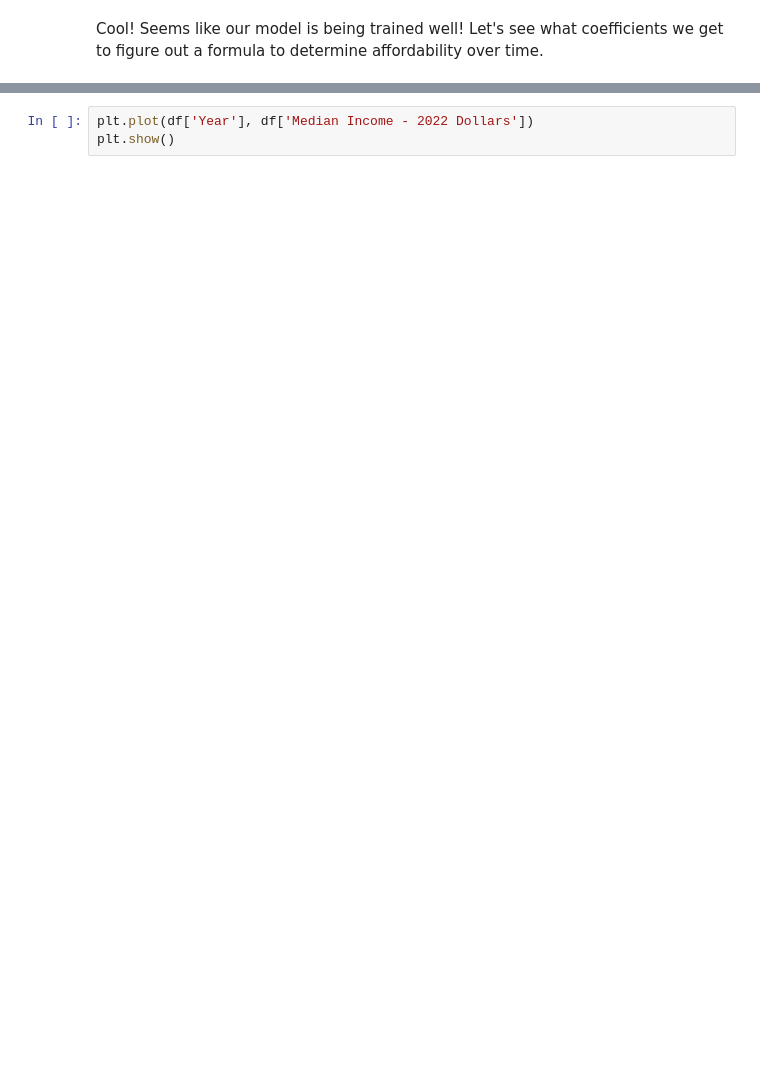
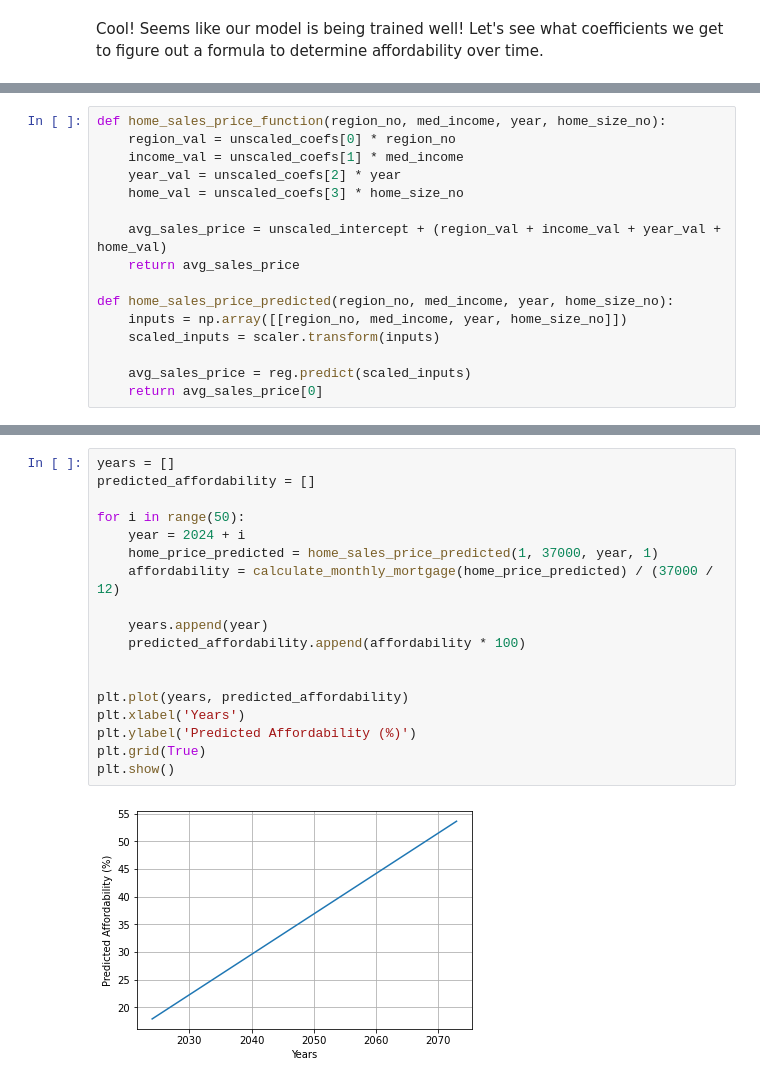
Before and after one commit to esmaj234/CST383_Proj, a Jupyter notebook: CST383_Method Mages.ipynb, the cells around one changed output, grey strips where cells are left out. Drawn from its saved outputs; the diff is of its cells as text; blank space fills up the shorter version.

```diff
--- a/CST383_Method Mages.ipynb
+++ b/CST383_Method Mages.ipynb
@@ -212,0 +217,16 @@ They should expect to pay: 368762554.09
+# %%
+def home_sales_price_function(region_no, med_income, year, home_size_no):
+    region_val = unscaled_coefs[0] * region_no
+    income_val = unscaled_coefs[1] * med_income
+    year_val = unscaled_coefs[2] * year
+    home_val = unscaled_coefs[3] * home_size_no
+
+    avg_sales_price = unscaled_intercept + (region_val + income_val + year_val + home_val)
+    return avg_sales_price
+
+def home_sales_price_predicted(region_no, med_income, year, home_size_no):
+    inputs = np.array([[region_no, med_income, year, home_size_no]])
+    scaled_inputs = scaler.transform(inputs)
+
+    avg_sales_price = reg.predict(scaled_inputs)
+    return avg_sales_price[0]
@@ -258,3 +275,20 @@ df
-# %%
-plt.plot(df['Year'], df['Median Income - 2022 Dollars'])
-plt.show()
+# %%
+years = []
+predicted_affordability = []
+
+for i in range(50):
+    year = 2024 + i
+    home_price_predicted = home_sales_price_predicted(1, 37000, year, 1)
+    affordability = calculate_monthly_mortgage(home_price_predicted) / (37000 / 12)
+
+    years.append(year)
+    predicted_affordability.append(affordability * 100)
+
+
+plt.plot(years, predicted_affordability)
+plt.xlabel('Years')
+plt.ylabel('Predicted Affordability (%)')
+plt.grid(True)
+plt.show()
+# %% [output]
+[figure, added]
```
Also changed, not shown: parts of 21 cells of this notebook.
